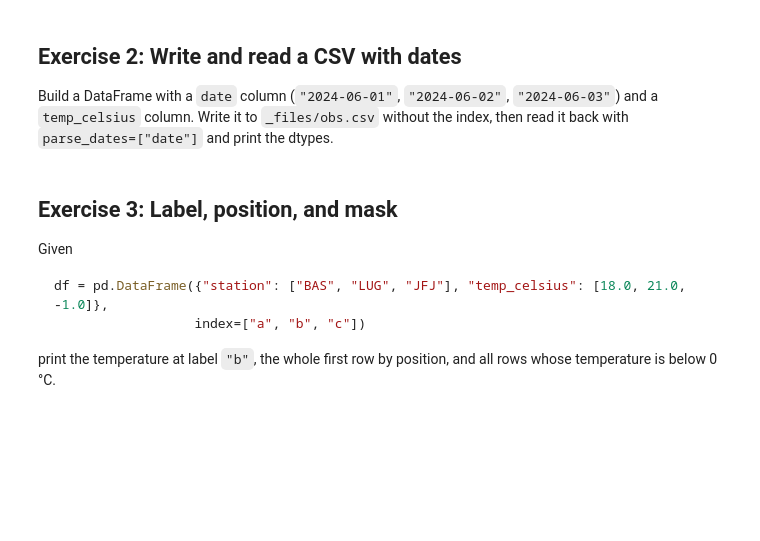
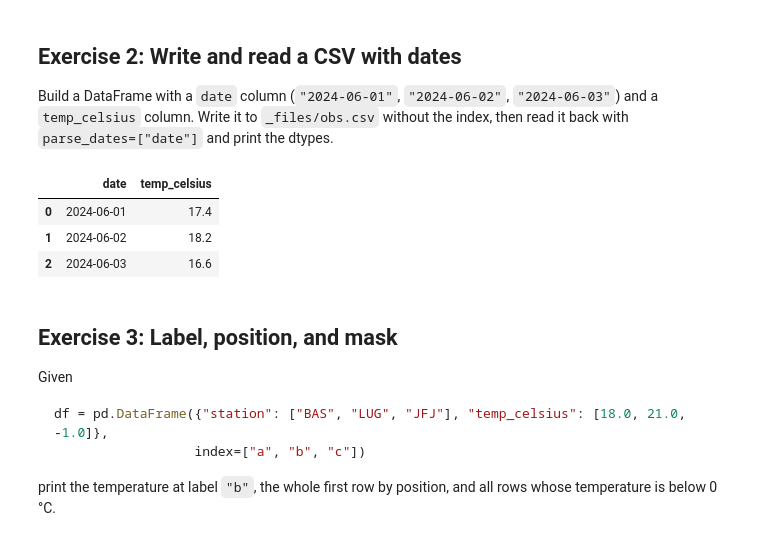
Before and after one commit to Lorena-garciamorais/2026_Intro_Python, a Jupyter notebook: live/part-I/1.5-pandas-practice-exercises.ipynb, the cells around one changed output. Drawn from its saved outputs; the diff is of its cells as text; code cells hidden in the pictures; blank space fills up the shorter version.

```diff
--- a/live/part-I/1.5-pandas-practice-exercises.ipynb
+++ b/live/part-I/1.5-pandas-practice-exercises.ipynb
@@ -22,0 +47,12 @@ Build a DataFrame with a `date` column (`"2024-06-01"`, `"2024-06-02"`, `"2024-0
+# %%
+# Your solution here
+df2 = pd.DataFrame(
+    {"date" : ["2024-06-01", "2024-06-02", "2024-06-03"],
+     "temp_celsius" : [17.4, 18.2, 16.6]}
+)
+df2
+# %% [output]
+|  | date | temp_celsius |
+| 0 | 2024-06-01 | 17.4 |
+| 1 | 2024-06-02 | 18.2 |
+| 2 | 2024-06-03 | 16.6 |
```
Also changed, not shown: parts of 14 cells of this notebook.
